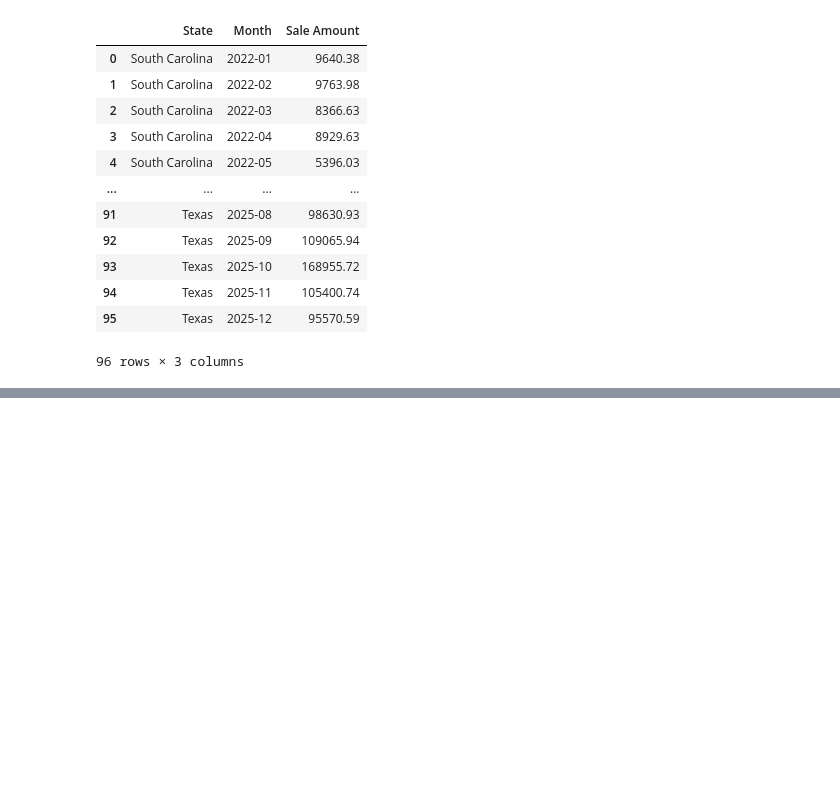
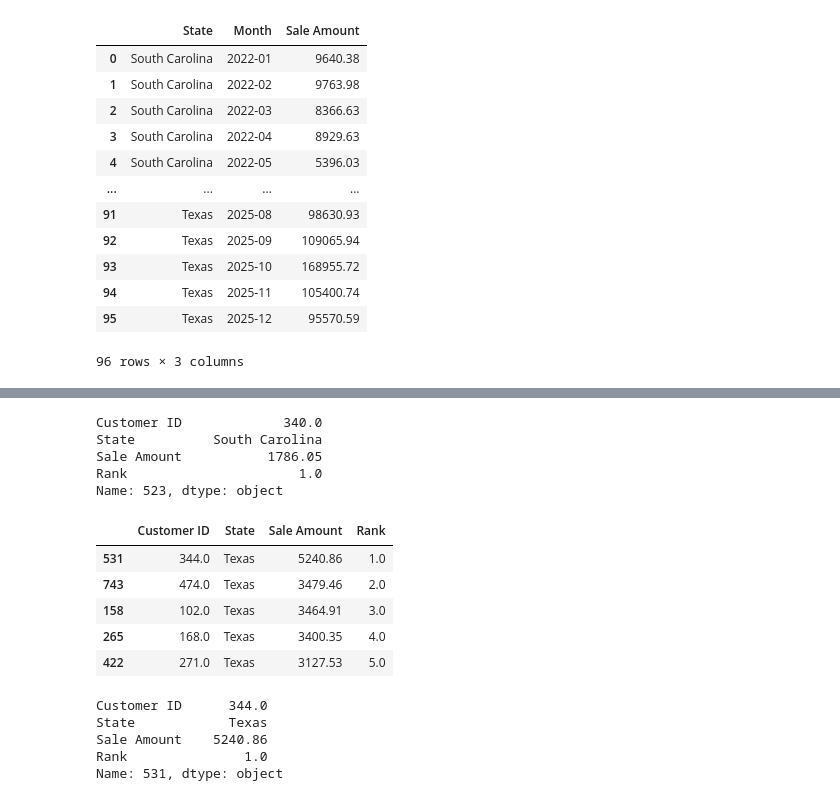
Before and after one commit to anchan-hm/Capstone_2, a Jupyter notebook: Chanthadara_sales_analysis.ipynb, the cells around one changed output, grey strips where cells are left out. Drawn from its saved outputs; the diff is of its cells as text; code cells hidden in the pictures; blank space fills up the shorter version.

```diff
--- a/Chanthadara_sales_analysis.ipynb
+++ b/Chanthadara_sales_analysis.ipynb
@@ -201,0 +302,28 @@ monthly_revenue
+# %%
+# the top spender (SC)
+sc_customers.iloc[0]
+# %% [output]
+Customer ID             340.0
+State          South Carolina
+Sale Amount           1786.05
+Rank                      1.0
+Name: 523, dtype: object
+# %%
+# previewing the top 5 (TX)
+tx_customers.head()
+# %% [output]
+|  | Customer ID | State | Sale Amount | Rank |
+| 531 | 344.0 | Texas | 5240.86 | 1.0 |
+| 743 | 474.0 | Texas | 3479.46 | 2.0 |
+| 158 | 102.0 | Texas | 3464.91 | 3.0 |
+| 265 | 168.0 | Texas | 3400.35 | 4.0 |
+| 422 | 271.0 | Texas | 3127.53 | 5.0 |
+# %%
+# the top spender (TX)
+tx_customers.iloc[0]
+# %% [output]
+Customer ID      344.0
+State            Texas
+Sale Amount    5240.86
+Rank               1.0
+Name: 531, dtype: object
```
Also changed, not shown: parts of 8 cells of this notebook.
